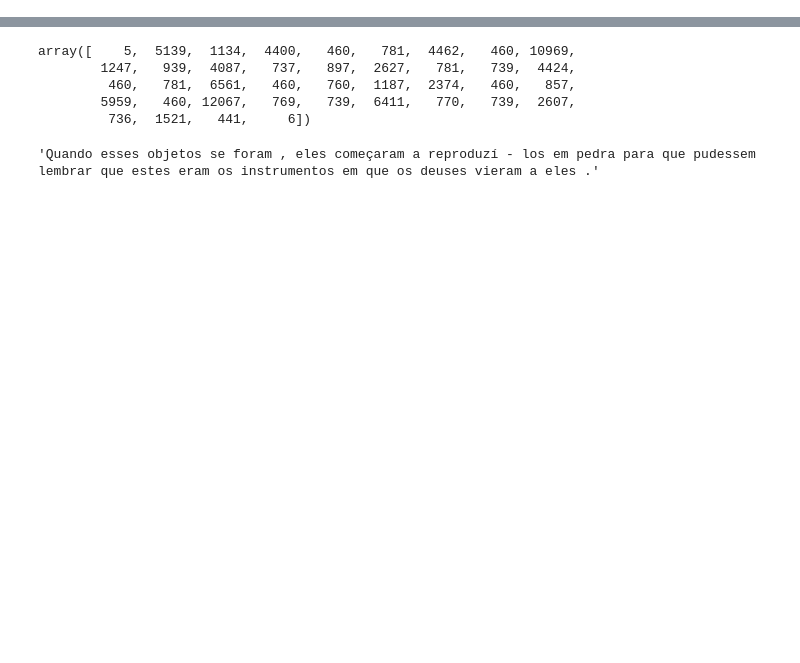
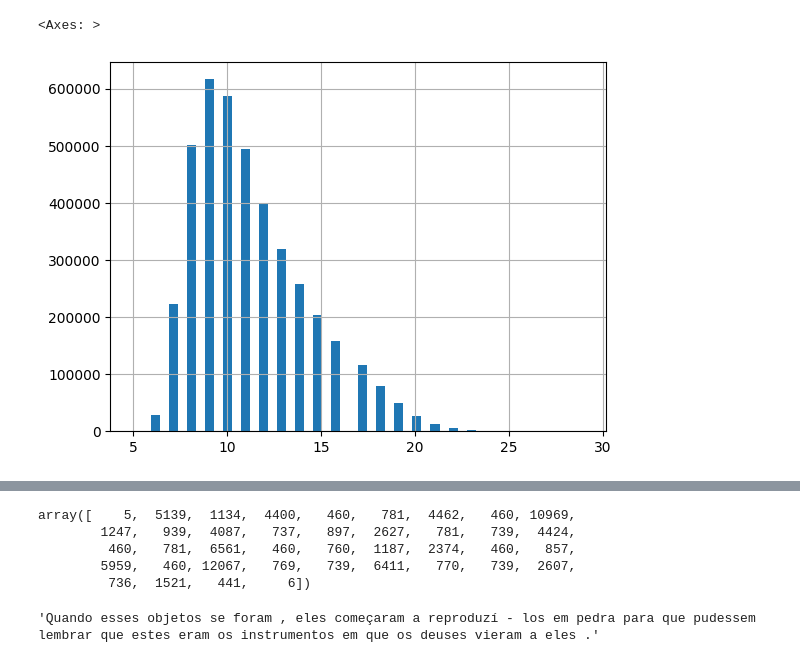
Before and after one commit to vicent-h/traducao-rede-neural, a Jupyter notebook: observing-tokenizer.ipynb, the cells around one changed output, grey strips where cells are left out. Cells and saved outputs as stored; diff of their text form; code cells hidden in the pictures; blank space fills up the shorter version.

```diff
--- a/observing-tokenizer.ipynb
+++ b/observing-tokenizer.ipynb
@@ -36,0 +59,5 @@ df_train.en.values[0]
+# %%
+df_train[df_train.pt_tokens_50000_len < 30]["pt_tokens_50000_len"].hist(bins=50)
+# %% [output]
+<Axes: >
+[figure, added]
```
Also changed, not shown: parts of 9 cells of this notebook, 9 other files.
